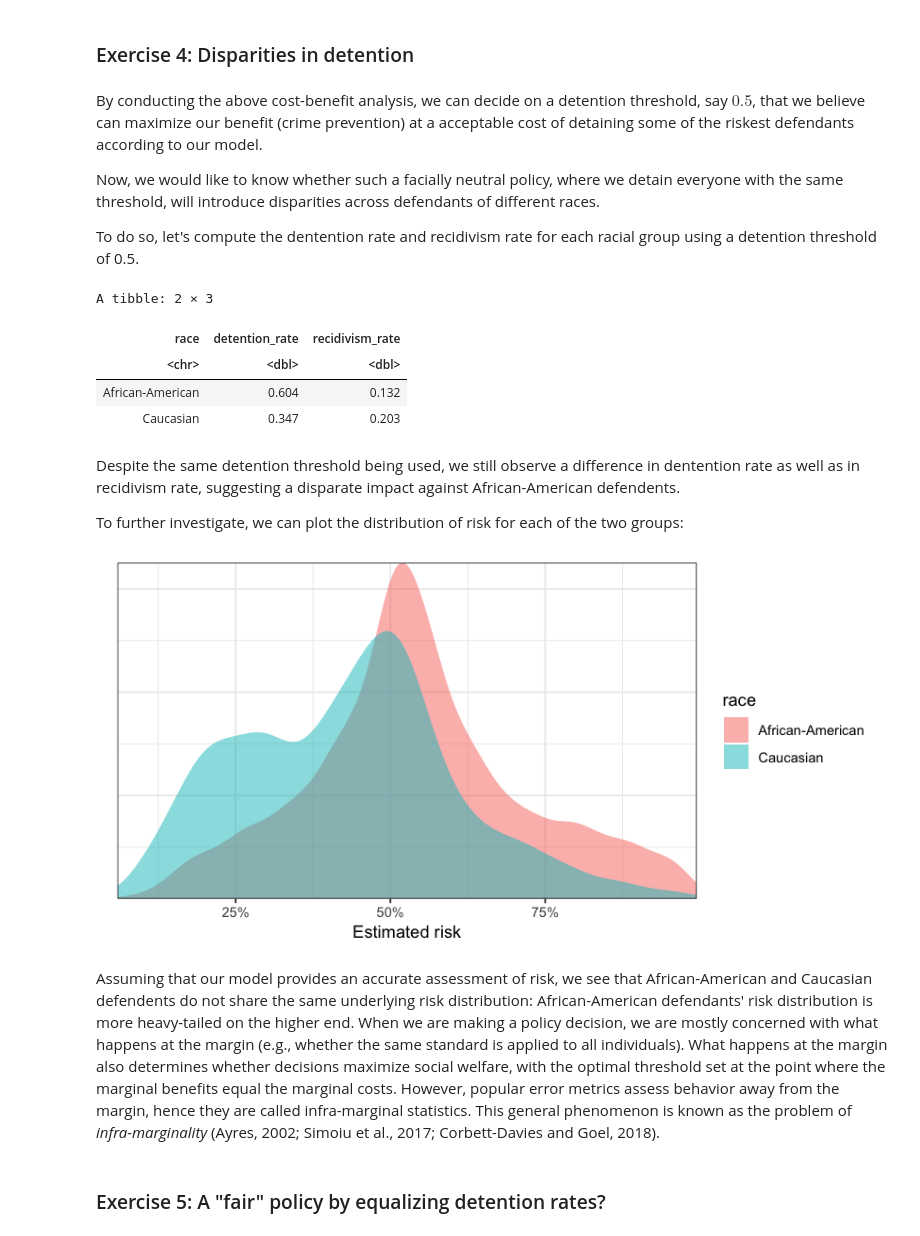
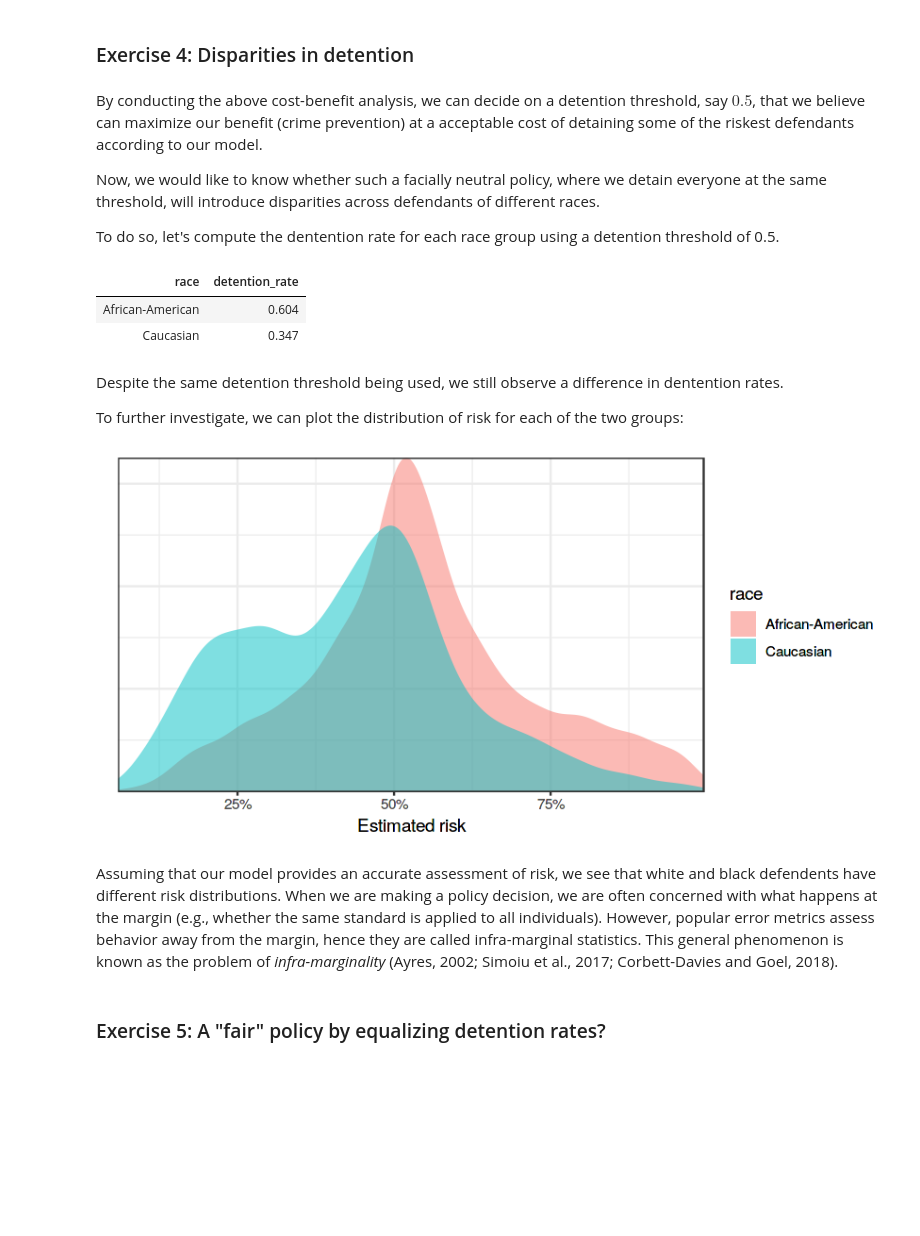
Before and after one commit to stanford-policylab/law-order-algo, a Jupyter notebook: notebooks/week-7-fairness_1-answers.ipynb, the cells around one changed output. Saved outputs shown, nothing was run; the diff lists cells and outputs as text; code cells hidden in the pictures; blank space fills up the shorter version.

```diff
--- a/notebooks/week-7-fairness_1-answers.ipynb
+++ b/notebooks/week-7-fairness_1-answers.ipynb
@@ -203,9 +204,9 @@ ggplot(cost_benefit_df, aes(x=prop_detained, y=prop_crime_prevented)) +
 By conducting the above cost-benefit analysis,
 we can decide on a detention threshold, say $0.5$, that we believe can maximize our benefit (crime prevention) at a acceptable cost of detaining some of the riskest defendants according to our model.
 
-Now, we would like to know whether such a facially neutral policy, where we detain everyone with the same threshold, will introduce disparities across defendants of different races.
+Now, we would like to know whether such a facially neutral policy, where we detain everyone at the same threshold, will introduce disparities across defendants of different races.
 
-To do so, let's compute the dentention rate and recidivism rate for each racial group using a detention threshold of 0.5.
+To do so, let's compute the dentention rate for each race group using a detention threshold of 0.5.
 # %%
 # Calculate detention and recidivism rate by race
 
@@ -215,38 +216,33 @@ compas_df %>%
     mutate(detained = risk > 0.5) %>%
     group_by(race) %>%
     summarize(
-        detention_rate = mean(detained),
-        recidivism_rate = mean(is_recid * !detained)
+        detention_rate = mean(detained)
     )
 # END solution
 # %% [output]
-A tibble: 2 × 3
-| race | detention_rate | recidivism_rate |
-| <chr> | <dbl> | <dbl> |
-| African-American | 0.604 | 0.132 |
-| Caucasian | 0.347 | 0.203 |
+| race | detention_rate |
+| African-American | 0.604 |
+| Caucasian | 0.347 |
 # %% [markdown]
-Despite the same detention threshold being used, we still observe a difference in dentention rate as well as in recidivism rate, suggesting a disparate impact against African-American defendents.
+Despite the same detention threshold being used, we still observe a difference in dentention rates.
 
 To further investigate, we can plot the distribution of risk for each of the two groups:
 # %%
 # Plot the risk distribution
 options(repr.plot.width = 7, repr.plot.height = 3.5)
 ggplot(compas_df, aes(x = risk, fill = race)) +
     geom_density(alpha = 0.5, color = NA) +
-    scale_x_continuous("Estimated risk", labels = scales::percent_format(1), expand = c(0, 0)) +
+    scale_x_continuous("Estimated risk", labels = scales::percent_format(), expand = c(0, 0)) +
     scale_y_continuous(element_blank(), expand = c(0, 0)) +
     theme(axis.ticks.y = element_blank(),
           axis.text.y = element_blank())
 # %% [output]
-[figure, old version]
+[figure, new version]
 # %% [markdown]
-Assuming that our model provides an accurate assessment of risk, we see that African-American and Caucasian defendents do not share the same underlying risk distribution:
-African-American defendants' risk distribution is more heavy-tailed on the higher end.
-When we are making a policy decision, we are mostly concerned with what happens at the margin
+Assuming that our model provides an accurate assessment of risk, we see that white and black defendents have different risk distributions.
+When we are making a policy decision, we are often concerned with what happens at the margin
 (e.g., whether the same standard is applied to all individuals).
-What happens at the margin also determines whether decisions maximize social welfare,
-with the optimal threshold set at the point where the marginal benefits equal the marginal costs.  However, popular error metrics assess behavior away from the margin, hence they are called infra-marginal statistics.
+However, popular error metrics assess behavior away from the margin, hence they are called infra-marginal statistics.
 This general phenomenon is known as the problem of _infra-marginality_ (Ayres, 2002; Simoiu et al., 2017; Corbett-Davies and Goel, 2018).
 # %% [markdown]
 ### Exercise 5: A "fair" policy by equalizing detention rates?
```
Also changed, not shown: parts of 16 cells of this notebook, 1 other file.
